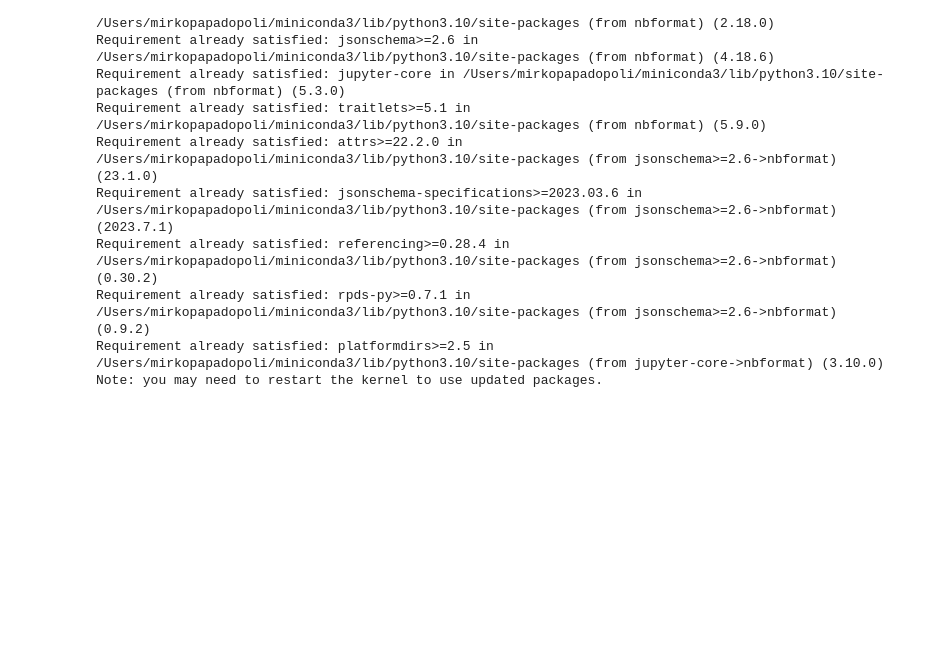
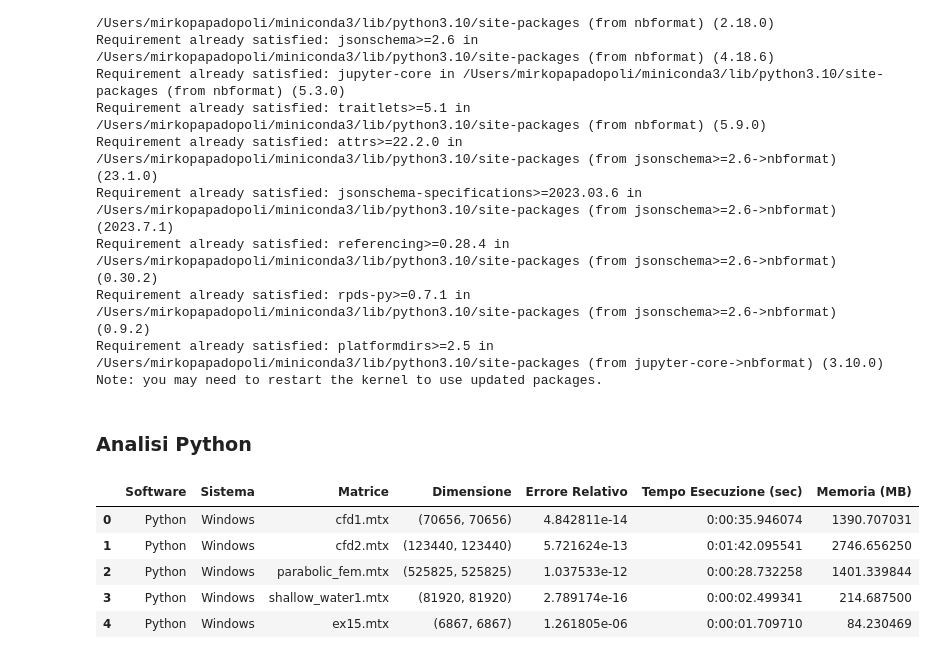
Before and after one commit to mirkopapadopoli/LinearSolver, a Jupyter notebook: VisualizationData/DataViz.ipynb, the cells around one changed output. Drawn from its saved outputs; the diff is of its cells as text; code cells hidden in the pictures; blank space fills up the shorter version.

```diff
--- a/VisualizationData/DataViz.ipynb
+++ b/VisualizationData/DataViz.ipynb
@@ -79,6 +67,8 @@ color_mat_windows = '#74b9ff'
 #macOS
 color_py_macos = '#60eef4'
 color_mat_macos = '#45b9ff'
+# %% [markdown]
+###  Analisi Python
 # %%
 # Memoria Python Windows e MacOs
 
@@ -102,3 +92,12 @@ fig.update_layout(
         'yanchor': 'top'})
 
 fig.show()
+# %%
+python_windows_data
+# %% [output]
+|  | Software | Sistema | Matrice | Dimensione | Errore Relativo | Tempo Esecuzione (sec) | Memoria (MB) |
+| 0 | Python | Windows | cfd1.mtx | (70656, 70656) | 4.842811e-14 | 0:00:35.946074 | 1390.707031 |
+| 1 | Python | Windows | cfd2.mtx | (123440, 123440) | 5.721624e-13 | 0:01:42.095541 | 2746.656250 |
+| 2 | Python | Windows | parabolic_fem.mtx | (525825, 525825) | 1.037533e-12 | 0:00:28.732258 | 1401.339844 |
+| 3 | Python | Windows | shallow_water1.mtx | (81920, 81920) | 2.789174e-16 | 0:00:02.499341 | 214.687500 |
+| 4 | Python | Windows | ex15.mtx | (6867, 6867) | 1.261805e-06 | 0:00:01.709710 | 84.230469 |
```
Also changed, not shown: parts of 15 cells of this notebook, 6 other files.
